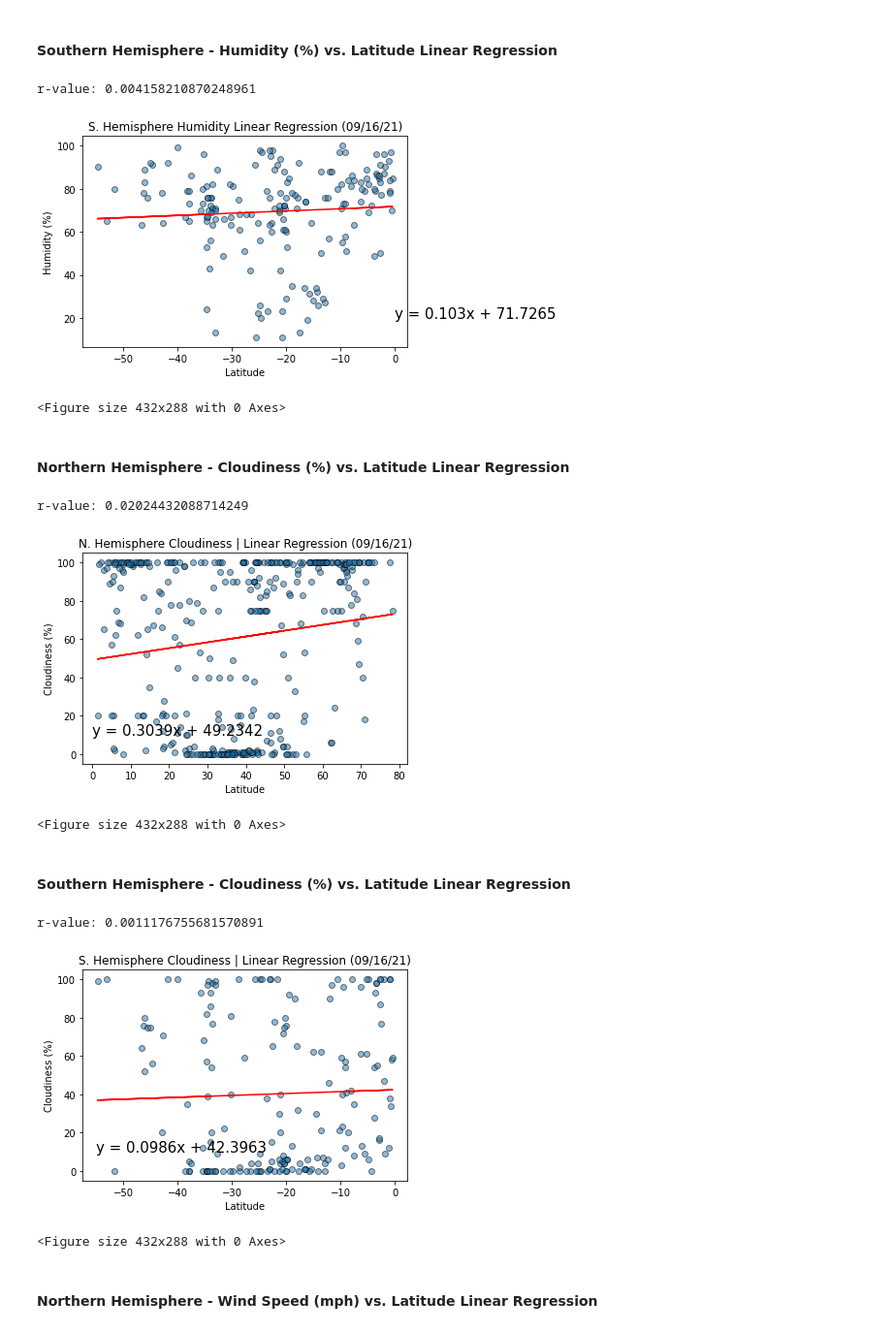
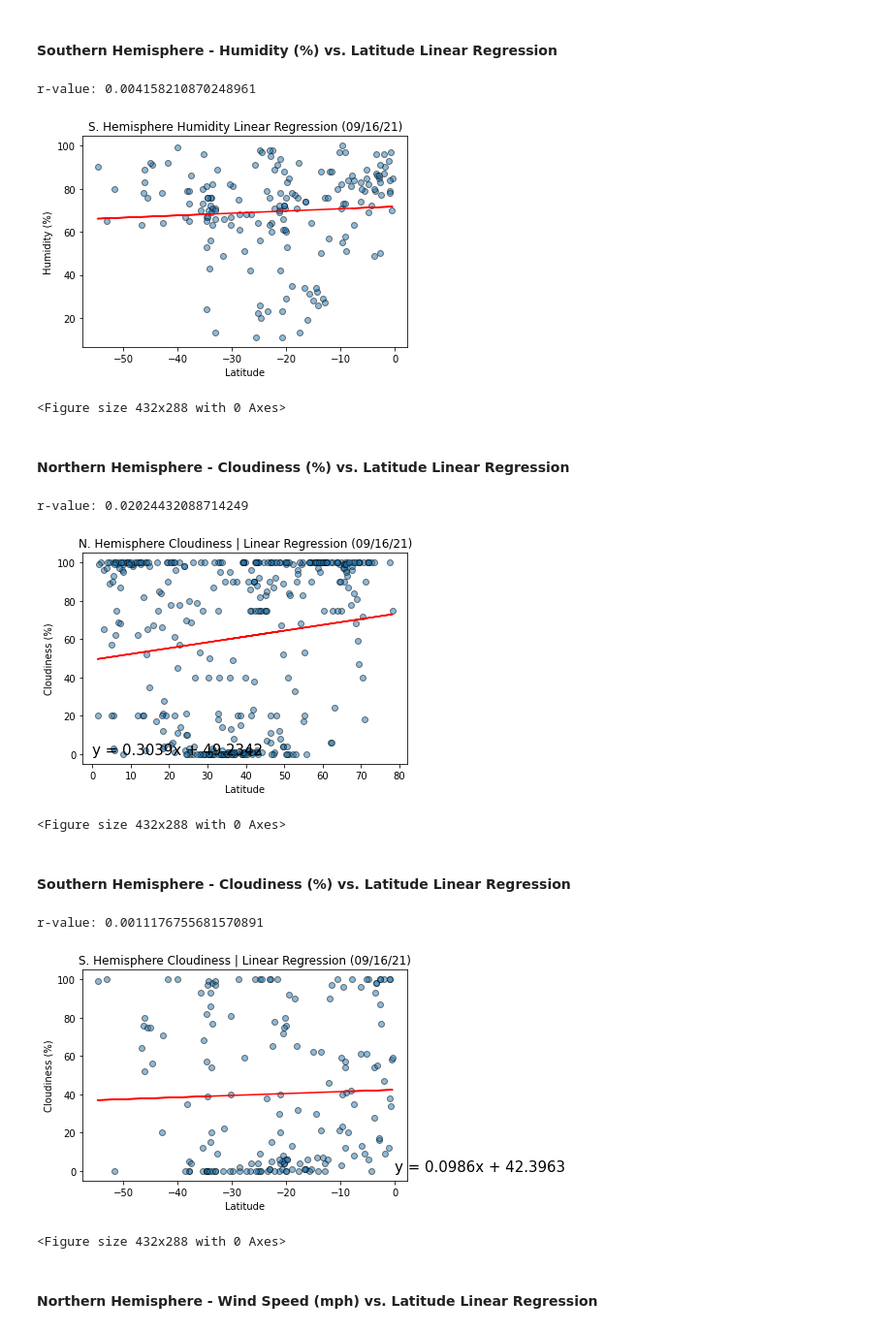
Before and after one commit to josephchancey/python-weather-api, a Jupyter notebook: WeatherPy/WeatherPy.ipynb, the cells around one changed output. Shown at 97% size. Drawn from its saved outputs; the diff is of its cells as text; code cells hidden in the pictures.

```diff
--- a/WeatherPy/WeatherPy.ipynb
+++ b/WeatherPy/WeatherPy.ipynb
@@ -357,11 +358,11 @@ r-value: 0.0030588430026249305
 x_values = south_hemi_df['Lat']
 y_values = south_hemi_df['Humidity (%)']
 plt.title("S. Hemisphere Humidity Linear Regression (%s)" % time.strftime("%x"))
-lin_reg(x_values, y_values, 'Humidity (%)', (0,20))
+lin_reg(x_values, y_values, 'Humidity (%)', (0,0))
 plt.savefig('../Images/S_Humidity_Latitude_Linear_Regression.png')
 # %% [output]
 r-value: 0.004158210870248961
-[figure, old version]
+[figure, new version]
 <Figure size 432x288 with 0 Axes>
 # %% [markdown]
 ####  Northern Hemisphere - Cloudiness (%) vs. Latitude Linear Regression
@@ -369,23 +370,23 @@ r-value: 0.004158210870248961
 x_values = n_hemi_df['Lat']
 y_values = n_hemi_df['Cloudiness (%)']
 plt.title("N. Hemisphere Cloudiness | Linear Regression (%s)" % time.strftime("%x"))
-lin_reg(x_values, y_values, 'Cloudiness (%)', (0,10))
+lin_reg(x_values, y_values, 'Cloudiness (%)', (0,0))
 plt.savefig('../Images/N_Cloud_Latitude_Linear_Regression.png')
 # %% [output]
 r-value: 0.02024432088714249
-[figure, old version]
+[figure, new version]
 <Figure size 432x288 with 0 Axes>
 # %% [markdown]
 ####  Southern Hemisphere - Cloudiness (%) vs. Latitude Linear Regression
 # %%
 x_values = south_hemi_df['Lat']
 y_values = south_hemi_df['Cloudiness (%)']
 plt.title("S. Hemisphere Cloudiness | Linear Regression (%s)" % time.strftime("%x"))
-lin_reg(x_values, y_values, 'Cloudiness (%)', (-55,10))
+lin_reg(x_values, y_values, 'Cloudiness (%)', (0,0))
 plt.savefig('../Images/S_Cloud_Latitude_Linear_Regression.png')
 # %% [output]
 r-value: 0.0011176755681570891
-[figure, old version]
+[figure, new version]
 <Figure size 432x288 with 0 Axes>
 # %% [markdown]
 ####  Northern Hemisphere - Wind Speed (mph) vs. Latitude Linear Regression
```
Also changed, not shown: parts of 5 cells of this notebook, 8 other files.
